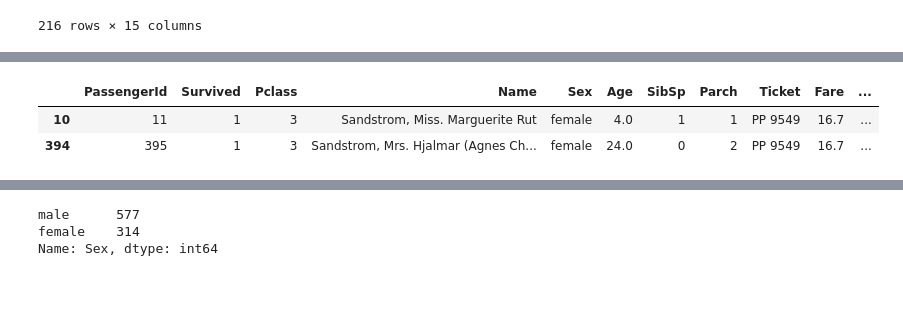
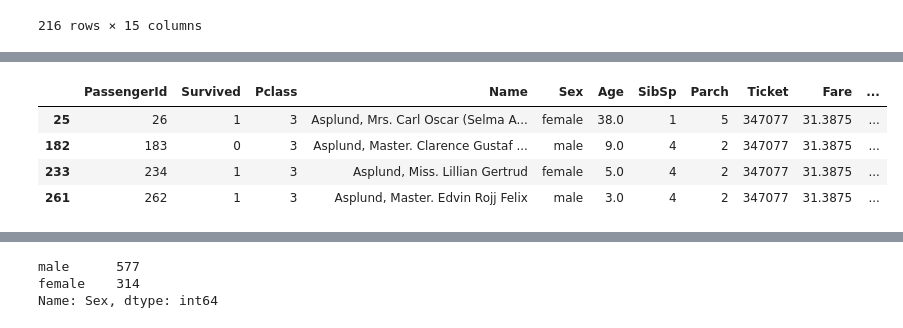
Before and after one commit to akshita-bhat/AB-Competitions, a Jupyter notebook: Kaggle/kaggle-titanic/kaggle-titanic.ipynb, the cells around one changed output, grey strips where cells are left out. Saved outputs shown, nothing was run; the diff lists cells and outputs as text; code cells hidden in the pictures; blank space fills up the shorter version.

```diff
--- a/Kaggle/kaggle-titanic/kaggle-titanic.ipynb
+++ b/Kaggle/kaggle-titanic/kaggle-titanic.ipynb
@@ -129,6 +133,8 @@ Name: Age, dtype: float64
 # %%
-train[train.Surname=='Sandstrom']
+train[train.Surname=='Asplund']
 # %% [output]
 |  | PassengerId | Survived | Pclass | Name | Sex | Age | SibSp | Parch | Ticket | Fare | ... |
-| 10 | 11 | 1 | 3 | Sandstrom, Miss. Marguerite Rut | female | 4.0 | 1 | 1 | PP 9549 | 16.7 | ... |
-| 394 | 395 | 1 | 3 | Sandstrom, Mrs. Hjalmar (Agnes Ch... | female | 24.0 | 0 | 2 | PP 9549 | 16.7 | ... |
+| 25 | 26 | 1 | 3 | Asplund, Mrs. Carl Oscar (Selma A... | female | 38.0 | 1 | 5 | 347077 | 31.3875 | ... |
+| 182 | 183 | 0 | 3 | Asplund, Master. Clarence Gustaf ... | male | 9.0 | 4 | 2 | 347077 | 31.3875 | ... |
+| 233 | 234 | 1 | 3 | Asplund, Miss. Lillian Gertrud | female | 5.0 | 4 | 2 | 347077 | 31.3875 | ... |
+| 261 | 262 | 1 | 3 | Asplund, Master. Edvin Rojj Felix | male | 3.0 | 4 | 2 | 347077 | 31.3875 | ... |
```
Also changed, not shown: parts of 8 cells of this notebook, 2 other files.
